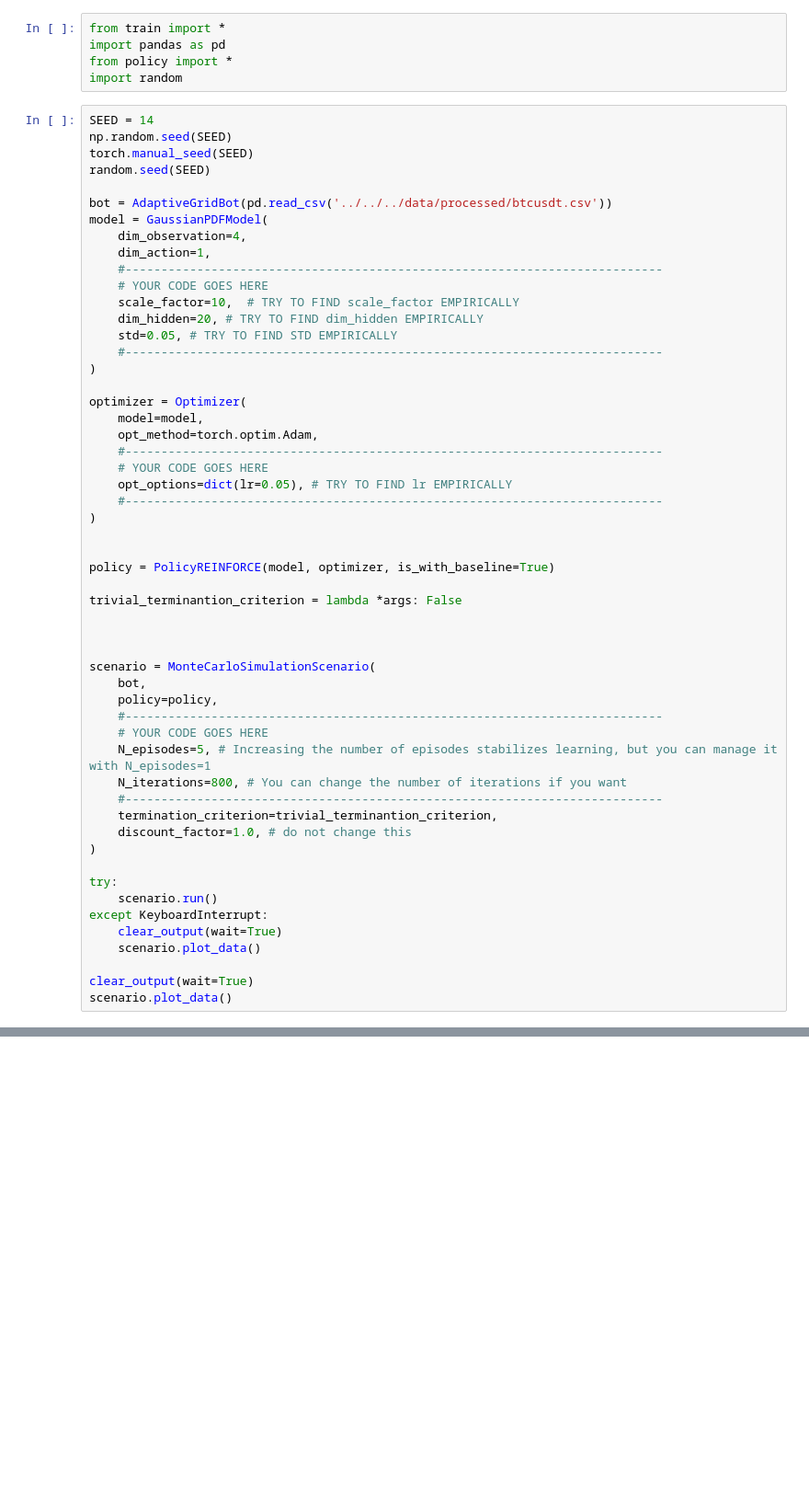
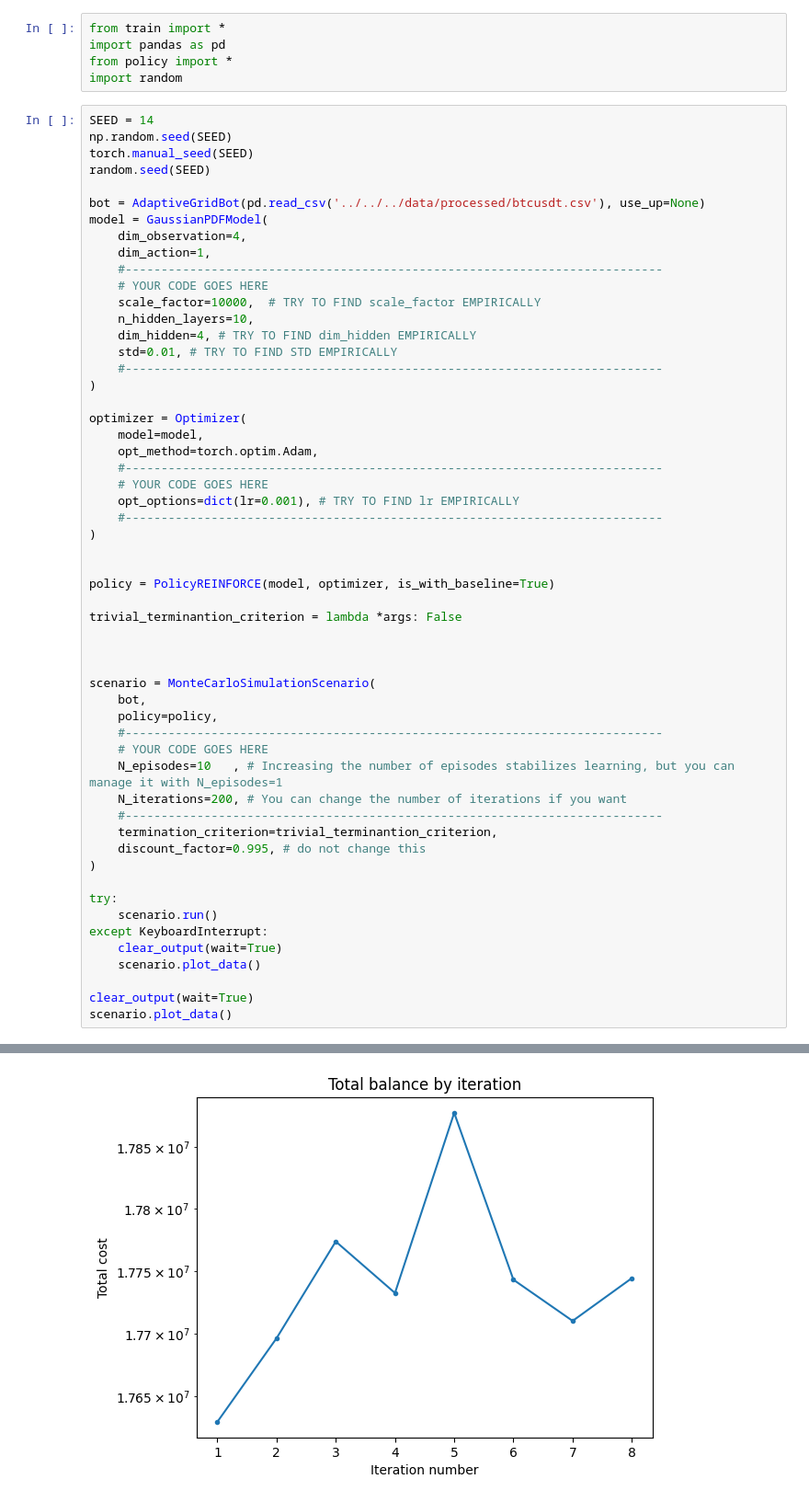
Before and after one commit to sacr1f1ce/RL-FinalProject, a Jupyter notebook: src/models/grid_bot_rl_v2/test.ipynb, the cells around one changed output, grey strips where cells are left out. Shown at 92% size. Drawn from its saved outputs; the diff is of its cells as text; blank space fills up the shorter version.

Commit message:
Fix action, add use_up = None (mixed grid)

```diff
--- a/src/models/grid_bot_rl_v2/test.ipynb
+++ b/src/models/grid_bot_rl_v2/test.ipynb
@@ -9,15 +9,16 @@ np.random.seed(SEED)
 torch.manual_seed(SEED)
 random.seed(SEED)
 
-bot = AdaptiveGridBot(pd.read_csv('../../../data/processed/btcusdt.csv'))
+bot = AdaptiveGridBot(pd.read_csv('../../../data/processed/btcusdt.csv'), use_up=None)
 model = GaussianPDFModel(
     dim_observation=4,
     dim_action=1,
     #---------------------------------------------------------------------------
     # YOUR CODE GOES HERE
-    scale_factor=10,  # TRY TO FIND scale_factor EMPIRICALLY
-    dim_hidden=20, # TRY TO FIND dim_hidden EMPIRICALLY
-    std=0.05, # TRY TO FIND STD EMPIRICALLY
+    scale_factor=10000,  # TRY TO FIND scale_factor EMPIRICALLY
+    n_hidden_layers=10,
+    dim_hidden=4, # TRY TO FIND dim_hidden EMPIRICALLY
+    std=0.01, # TRY TO FIND STD EMPIRICALLY
     #---------------------------------------------------------------------------
 )
 
@@ -26,7 +27,7 @@ optimizer = Optimizer(
     opt_method=torch.optim.Adam,
     #---------------------------------------------------------------------------
     # YOUR CODE GOES HERE
-    opt_options=dict(lr=0.05), # TRY TO FIND lr EMPIRICALLY
+    opt_options=dict(lr=0.001), # TRY TO FIND lr EMPIRICALLY
     #---------------------------------------------------------------------------
 )
 
@@ -42,11 +43,11 @@ scenario = MonteCarloSimulationScenario(
     policy=policy,
     #---------------------------------------------------------------------------
     # YOUR CODE GOES HERE
-    N_episodes=5, # Increasing the number of episodes stabilizes learning, but you can manage it with N_episodes=1
-    N_iterations=800, # You can change the number of iterations if you want
+    N_episodes=10   , # Increasing the number of episodes stabilizes learning, but you can manage it with N_episodes=1
+    N_iterations=200, # You can change the number of iterations if you want
     #---------------------------------------------------------------------------
     termination_criterion=trivial_terminantion_criterion,
-    discount_factor=1.0, # do not change this
+    discount_factor=0.995, # do not change this
 )
 
 try:
@@ -61,0 +62 @@ AttributeError: 'MonteCarloSimulationScenario' object has no attribute 'plot_dat
+[figure, added]
```
Also changed, not shown: parts of 2 cells of this notebook, 3 other files.
